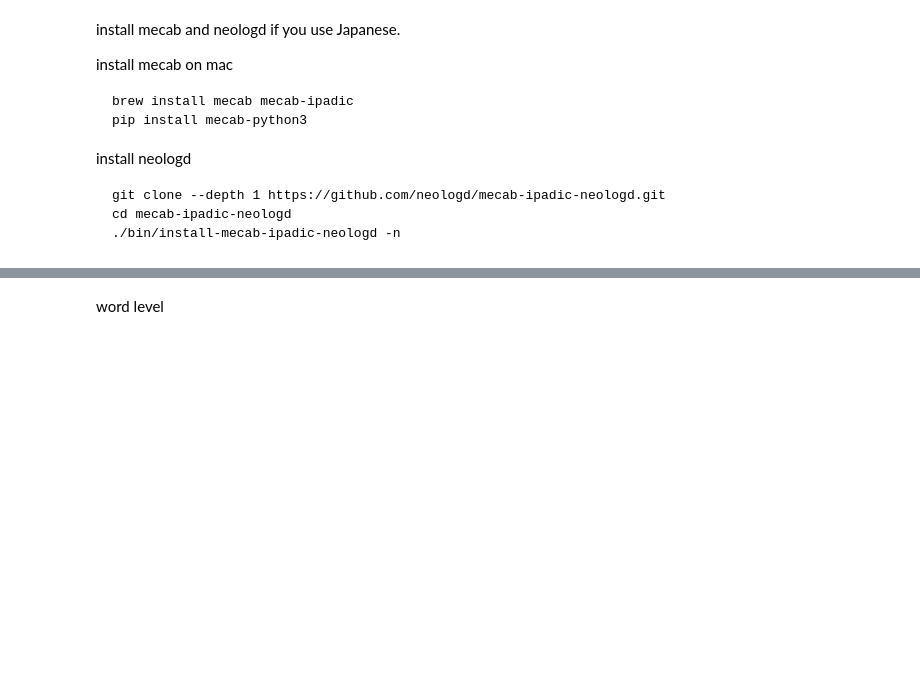
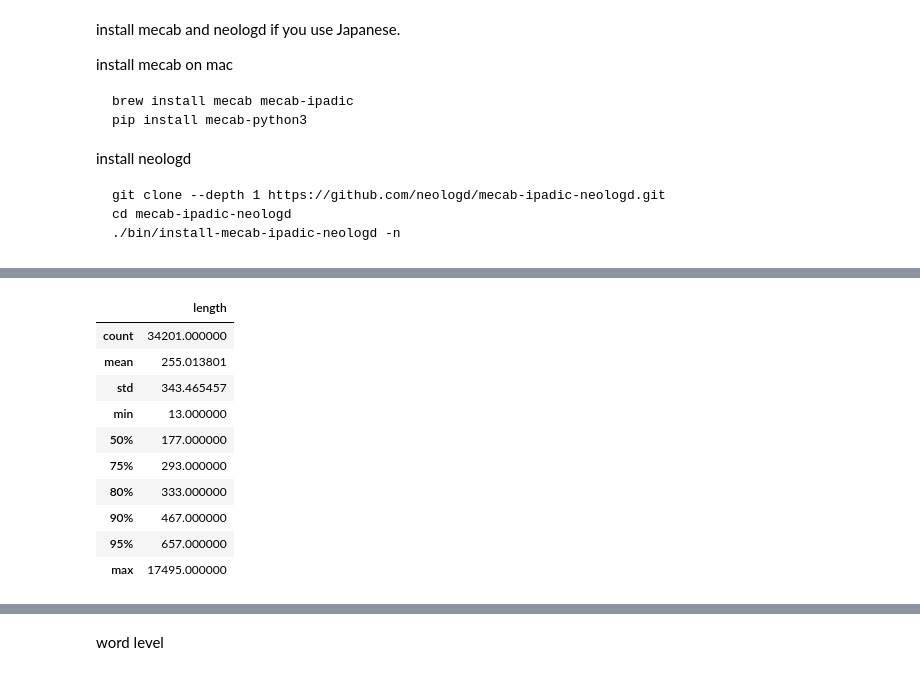
Before and after one commit to Tdual/char_level_cnn, a Jupyter notebook: char_level_cnn.ipynb, the cells around one changed output, grey strips where cells are left out. Drawn from its saved outputs; the diff is of its cells as text; code cells hidden in the pictures; blank space fills up the shorter version.

```diff
--- a/char_level_cnn.ipynb
+++ b/char_level_cnn.ipynb
@@ -145,8 +152,11 @@ class TextCNN:
 
 long_doc =True
 
-positive_data_file = "data/chABSA/pos.txt"
-negative_data_file = "data/chABSA/neg.txt"
+#positive_data_file = "data/chABSA/pos.txt"
+#negative_data_file = "data/chABSA/neg.txt"
+
+positive_data_file = "data/amazon_ja/pos.txt"
+negative_data_file = "data/amazon_ja/neg.txt"
 # %%
 class Tokenizer:
     def __init__(self):
@@ -180,14 +192,20 @@ def load_data_and_labels(positive_data_file, negative_data_file, level="char", l
     else:
         print("invaid value of 'level'. ('char' or 'word') ")
 
+    n_pos = len(positive_examples)
+    n_neg = len(negative_examples)
+    ratio = n_pos/n_neg
+    print("# pos: ", n_pos)
+    print("# neg: ", n_neg)
+    print("pos/neg:", ratio)
     x_text = positive_examples + negative_examples
 
     positive_labels = [[0, 1] for _ in positive_examples]
     negative_labels = [[1, 0] for _ in negative_examples]
     y = np.concatenate([positive_labels, negative_labels], 0)
 
-    return x_text, y
+    return x_text, y, ratio
 # %%
 %%notify
-#x_text, y = load_data_and_labels(positive_data_file, negative_data_file, level="word", lang="Ja")
-x_text, y = load_data_and_labels(positive_data_file, negative_data_file, level="char", lang="Ja")
+#x_text, y, ratio = load_data_and_labels(positive_data_file, negative_data_file, level="word", lang="Ja")
+x_text, y, ratio = load_data_and_labels(positive_data_file, negative_data_file, level="char", lang="Ja")
@@ -203,3 +237,15 @@ df.head()
 # %%
-df.describe(percentiles=[0.5,0.75,0.8,0.9])
+df.describe(percentiles=[0.5,0.75,0.8,0.9,0.95])
+# %% [output]
+|  | length |
+| count | 34201.000000 |
+| mean | 255.013801 |
+| std | 343.465457 |
+| min | 13.000000 |
+| 50% | 177.000000 |
+| 75% | 293.000000 |
+| 80% | 333.000000 |
+| 90% | 467.000000 |
+| 95% | 657.000000 |
+| max | 17495.000000 |
 # %%
```
Also changed, not shown: parts of 23 cells of this notebook, 5 other files.
